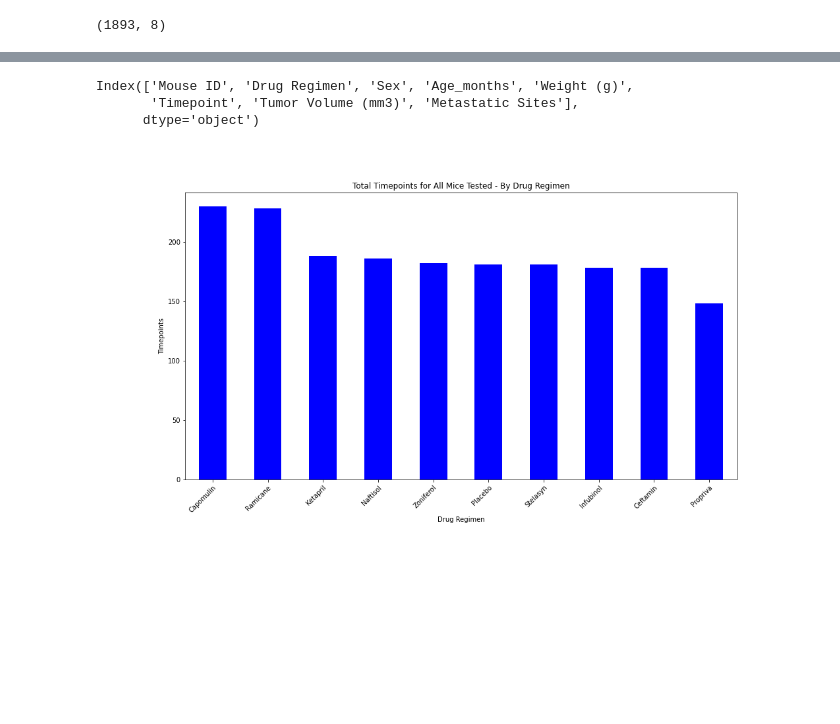
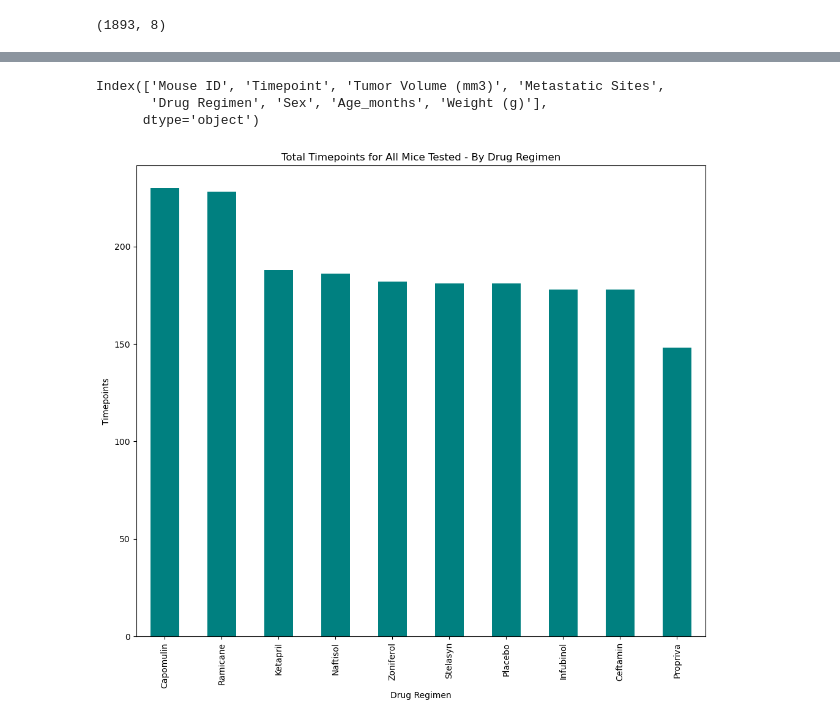
Before and after one commit to rchascall/matplotlib-challenge, a Jupyter notebook: Pymaceuticals/pymaceuticals.ipynb, the cells around one changed output, grey strips where cells are left out. Saved outputs shown, nothing was run; the diff lists cells and outputs as text; code cells hidden in the pictures; blank space fills up the shorter version.

```diff
--- a/Pymaceuticals/pymaceuticals.ipynb
+++ b/Pymaceuticals/pymaceuticals.ipynb
@@ -6,6 +13,7 @@ import matplotlib.pyplot as plt
 import pandas as pd
 import scipy.stats as st
 import numpy as np
+from scipy.stats import linregress
 
 # Study data files
 mouse_metadata_path = "data/Mouse_metadata.csv"
@@ -16,7 +24,8 @@ mouse_metadata = pd.read_csv(mouse_metadata_path)
 study_results = pd.read_csv(study_results_path)
 
 # Combine the data into a single dataset
-mouse_data_combined_df = pd.merge(mouse_metadata, study_results, how="left", on=["Mouse ID"])
+#mouse_data_combined_df = pd.merge(mouse_metadata, study_results, how="left", on=["Mouse ID"])
+mouse_data_combined_df = pd.merge(study_results, mouse_metadata, how="left", on=["Mouse ID"])
 
 # Display the data table for preview
 mouse_data_combined_df
@@ -177,26 +185,21 @@ mouse_data_summary_df
 # %%
 mouse_data_df.columns
 # %% [output]
-Index(['Mouse ID', 'Drug Regimen', 'Sex', 'Age_months', 'Weight (g)',
-       'Timepoint', 'Tumor Volume (mm3)', 'Metastatic Sites'],
+Index(['Mouse ID', 'Timepoint', 'Tumor Volume (mm3)', 'Metastatic Sites',
+       'Drug Regimen', 'Sex', 'Age_months', 'Weight (g)'],
       dtype='object')
 # %%
 # Generate a bar plot showing the total number of timepoints for all mice tested for each drug regimen using Pandas.
-%matplotlib widget
 # Get Drug Regimens
-drug_regimen_data = mouse_data_df["Drug Regimen"].value_counts()
-
-figure1 = drug_regimen_data.plot(kind="bar", facecolor="blue", figsize=(15,8),
+%matplotlib inline
+drug_regimen_data_df = mouse_data_df["Drug Regimen"].value_counts()
+drug_regimen_data_df.plot(kind="bar", facecolor="teal", figsize=(12,10),
                                 title="Total Timepoints for All Mice Tested - By Drug Regimen",
                                 xlabel="Drug Regimen",
-                                ylabel="Timepoints")
-
-# Configure x-ticks
-xticklabels = drug_regimen_data.index
-figure1.set_xticklabels(xticklabels, rotation=45, rotation_mode="anchor", ha="right", wrap=True)
-
+                                ylabel="Timepoints"
+)
 plt.show()
 # %% [output]
-[figure, old version]
+[figure, new version]
 # %%
 # Generate a bar plot showing the total number of timepoints for all mice tested for each drug regimen using pyplot.
```
Also changed, not shown: parts of 29 cells of this notebook, 2 other files.
